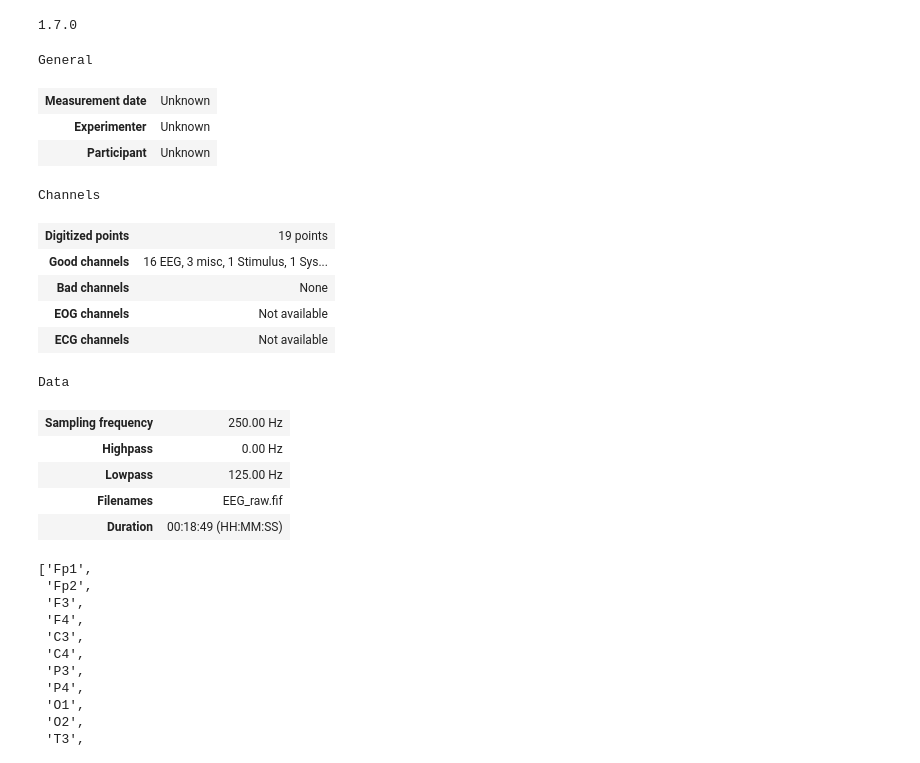
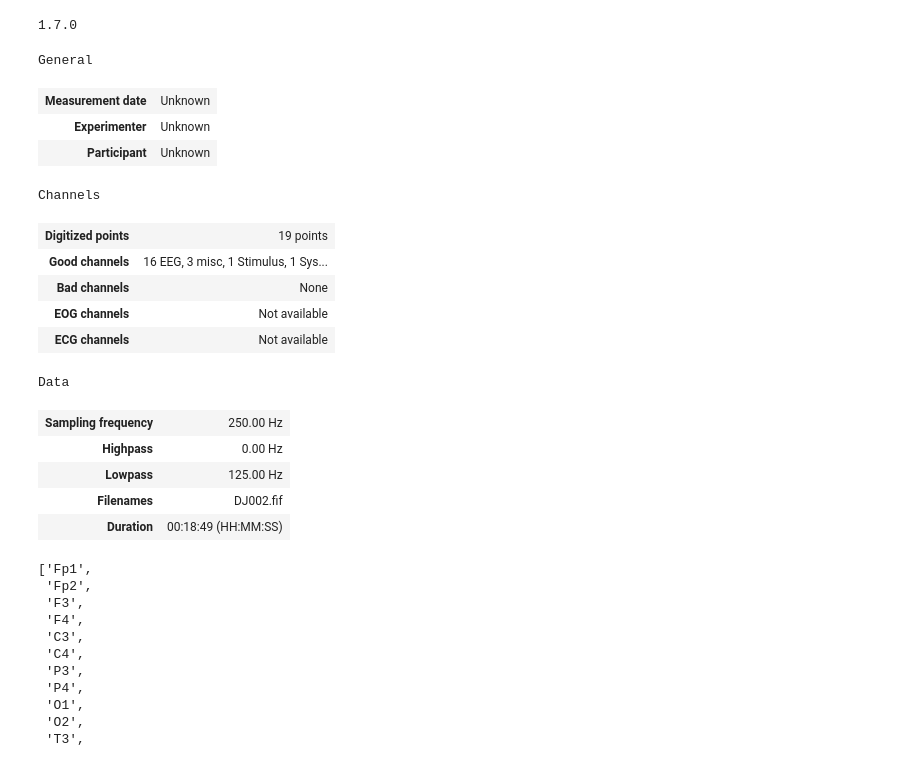
Before and after one commit to GrzegorzSzczepanek/baseline_eeg_experiment, a Jupyter notebook: data/loading_the_data.ipynb, the cells around one changed output. Drawn from its saved outputs; the diff is of its cells as text; code cells hidden in the pictures.

```diff
--- a/data/loading_the_data.ipynb
+++ b/data/loading_the_data.ipynb
@@ -25,25 +25,25 @@ print(mne.__version__)
 # # Print the list of file paths
 # print(file_paths)
 # %%
-data_raw_file = "DJ002/EEG_raw.fif"
+data_raw_file = "cyfry/DJ002.fif"
 raw = mne.io.read_raw_fif(data_raw_file, preload=True)
 raw.load_data()
 # %% [output]
 General
 | Measurement date | Unknown |
 | Experimenter | Unknown |
 | Participant | Unknown |
 Channels
 | Digitized points | 19 points |
 | Good channels | 16 EEG, 3 misc, 1 Stimulus, 1 Sys... |
 | Bad channels | None |
 | EOG channels | Not available |
 | ECG channels | Not available |
 Data
 | Sampling frequency | 250.00 Hz |
 | Highpass | 0.00 Hz |
 | Lowpass | 125.00 Hz |
-| Filenames | EEG_raw.fif |
+| Filenames | DJ002.fif |
 | Duration | 00:18:49 (HH:MM:SS) |
 # %%
 channels = raw.ch_names
```
Also changed, not shown: parts of 10 cells of this notebook, 2 other files.
